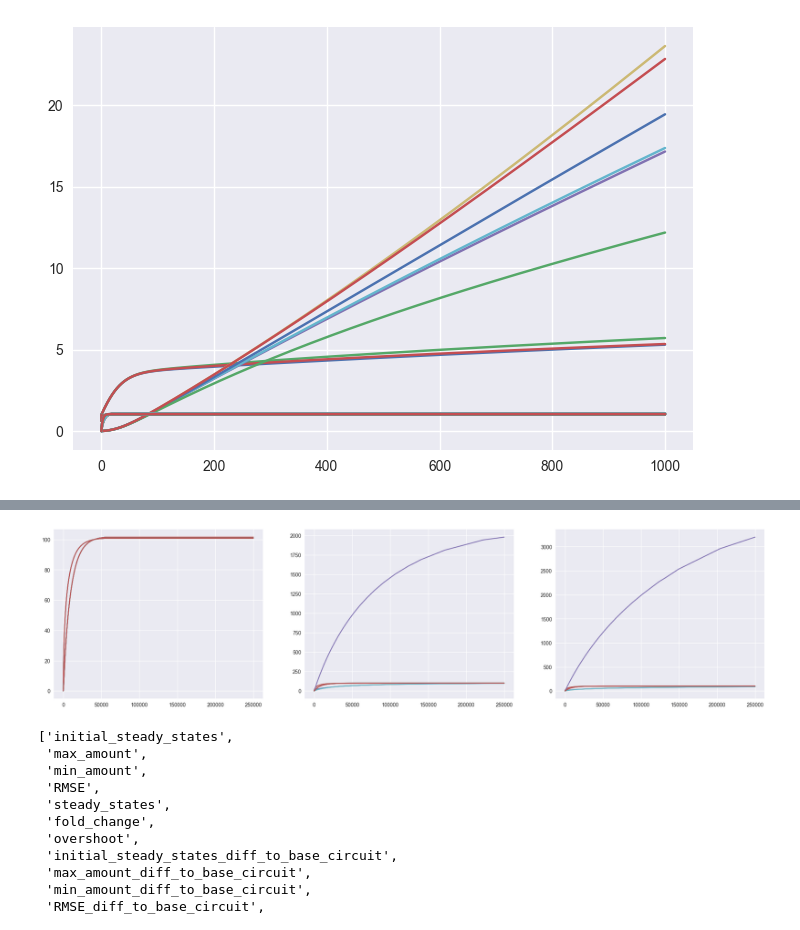
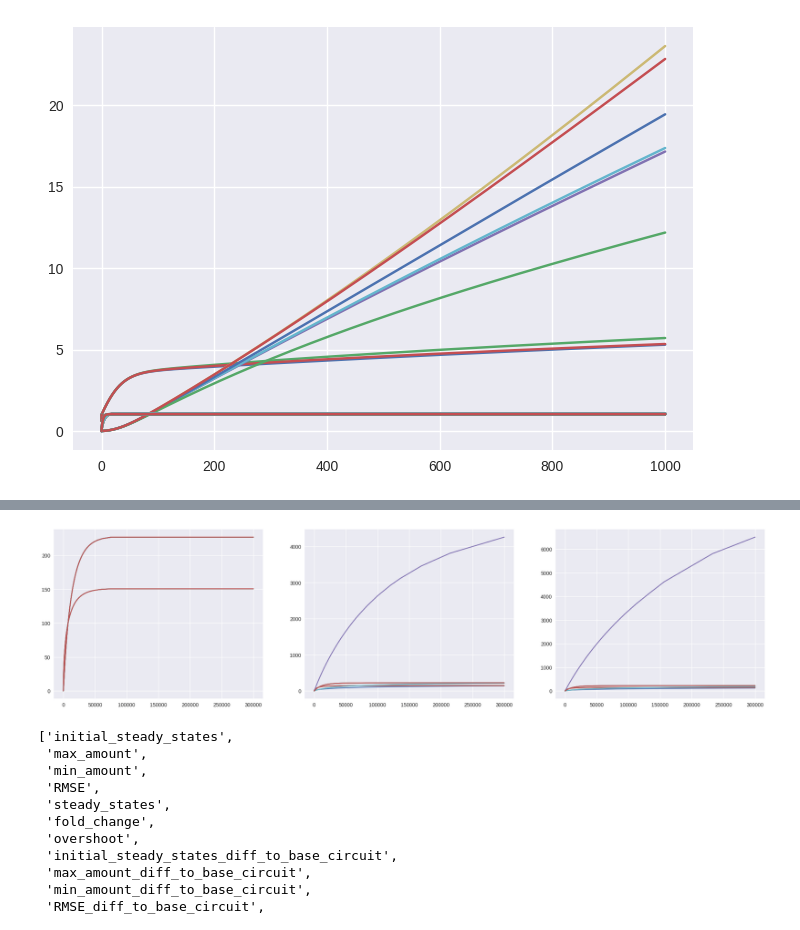
Before and after one commit to olive004/synbio_morpher, a Jupyter notebook: explanations/binding_energy_scan.ipynb, the cells around one changed output, grey strips where cells are left out. Saved outputs shown, nothing was run; the diff lists cells and outputs as text; code cells hidden in the pictures.

```diff
--- a/explanations/binding_energy_scan.ipynb
+++ b/explanations/binding_energy_scan.ipynb
@@ -237,11 +241,11 @@ num_iterations = int(total_iterations / total_processes)
 starting_iteration = int(num_iterations * sub_process)
 end_iteration = int(num_iterations * (sub_process + 1))
 # %%
-Keqs = np.zeros((num_iterations, num_species, num_species))
+K_eqs = np.zeros((num_iterations, num_species, num_species))
 for i in range(num_iterations):
     interaction_strength_choices = np.floor(
-        np.mod(i / np.power(size_interaction_array, np.arange(num_unique_interactions)), size_interaction_array)).astype(int)
-    flat_triangle = interaction_strengths[list(
+        np.mod(i / np.power(num_Keqs, np.arange(num_unique_interactions)), num_Keqs)).astype(int)
+    flat_triangle = K_eqs_range[list(
         interaction_strength_choices)]
-    Keqs[i] = make_symmetrical_matrix_from_sequence(
+    K_eqs[i] = make_symmetrical_matrix_from_sequence(
         flat_triangle, num_species)
@@ -265,5 +266,5 @@ def make_reverse_rates(med_model, int_med_model, interaction_matrices):
         reverse_rates[:, i] = interaction_matrices[:, k, j]
     return reverse_rates
 
-kds = ka / Keqs
+kds = ka / K_eqs
 b_reverse_rates = make_reverse_rates(med_model, int_med_model, kds)
@@ -270,6 +273,6 @@ b_reverse_rates = make_reverse_rates(med_model, int_med_model, kds)
 # %%
 
-int_med_params = MedSimParams(delta_t= 0.1, t_start=0.0, t_end = 250000.0, poisson_sim_reactions=poiss_simmed, brownian_sim_reaction=brown_simmed)
+int_med_params = MedSimParams(delta_t= 0.1, t_start=0.0, t_end = 300000.0, poisson_sim_reactions=poiss_simmed, brownian_sim_reaction=brown_simmed)
 int_med_model = get_int_med_model(med_model)
 int_med_state = MedSimInternalState(concentrations=s0, other_factors=jnp.zeros(len(med_model.other_factors)))
 
@@ -284,4 +287,5 @@ def to_vmap_dfx(reverse_rates):
     return sim_dfx(reverse_rates=reverse_rates)
 
 vmap_dfx = jax.jit(jax.vmap(to_vmap_dfx))
-res_dfx = vmap_dfx(b_reverse_rates[:3])
+batchsize = 3
+steady_state_results = vmap_dfx(b_reverse_rates[:batchsize])
@@ -304,14 +292,14 @@ If you'd like to file a bug, run with envvar XLA_FLAGS=--xla_dump_to=/tmp/foo an
 # %%
-tf = np.argmax(res_dfx.ts[0] >= np.inf)
-y_dfx = res_dfx.ys[:, :tf, :]
-t_dfx = res_dfx.ts[0, :tf]
+tf = np.argmax(steady_state_results.ts[0] >= np.inf)
+steady_states = steady_state_results.ys[:, :tf, :]
+t_steady_states = steady_state_results.ts[0, :tf]
 # %%
 fig = plt.figure(figsize=(25, 6))
 for i in range(3):
     ax = plt.subplot(1,3,i+1)
-    plt.plot(res_dfx.ts[0, :tf], res_dfx.ys[i, :tf, :])
+    plt.plot(t_steady_states, steady_states[i])
 # plt.legend(model.species[:num_species])
 # %% [output]
-[figure, old version]
+[figure, new version]
 # %%
 signal_onehot = np.array([i == input_species_idx for i in range(len(med_model.species))] * 1)
```
Also changed, not shown: parts of 14 cells of this notebook, 3 other files.
